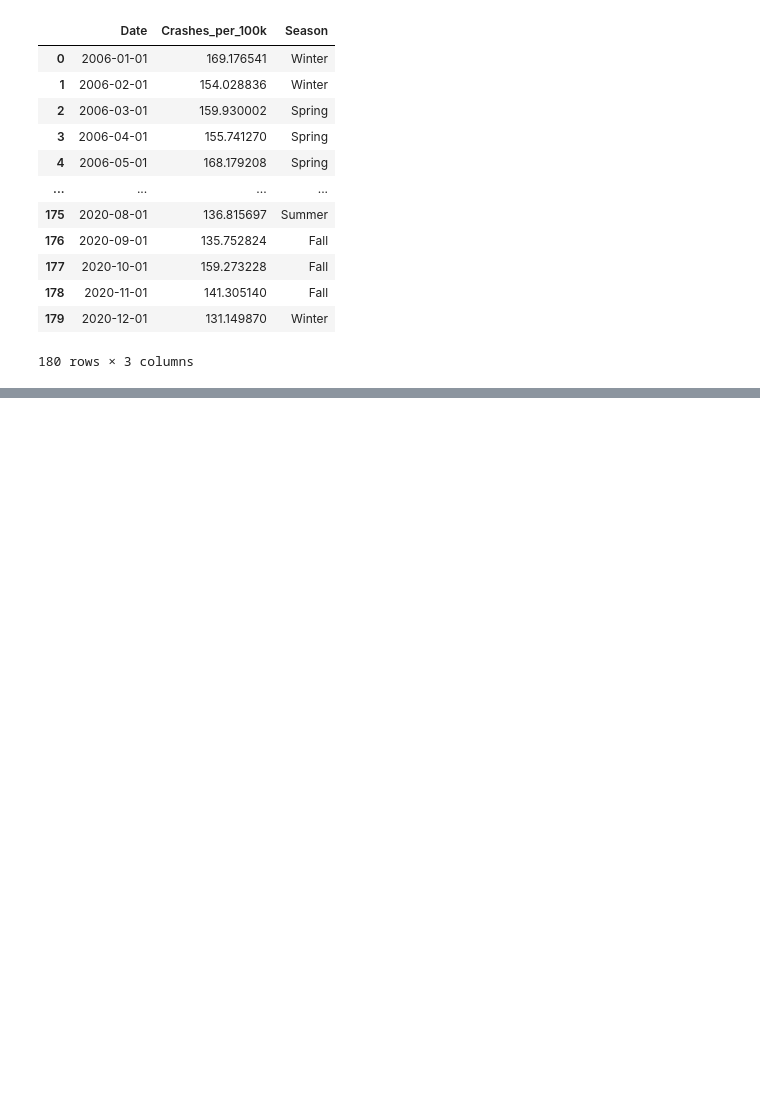
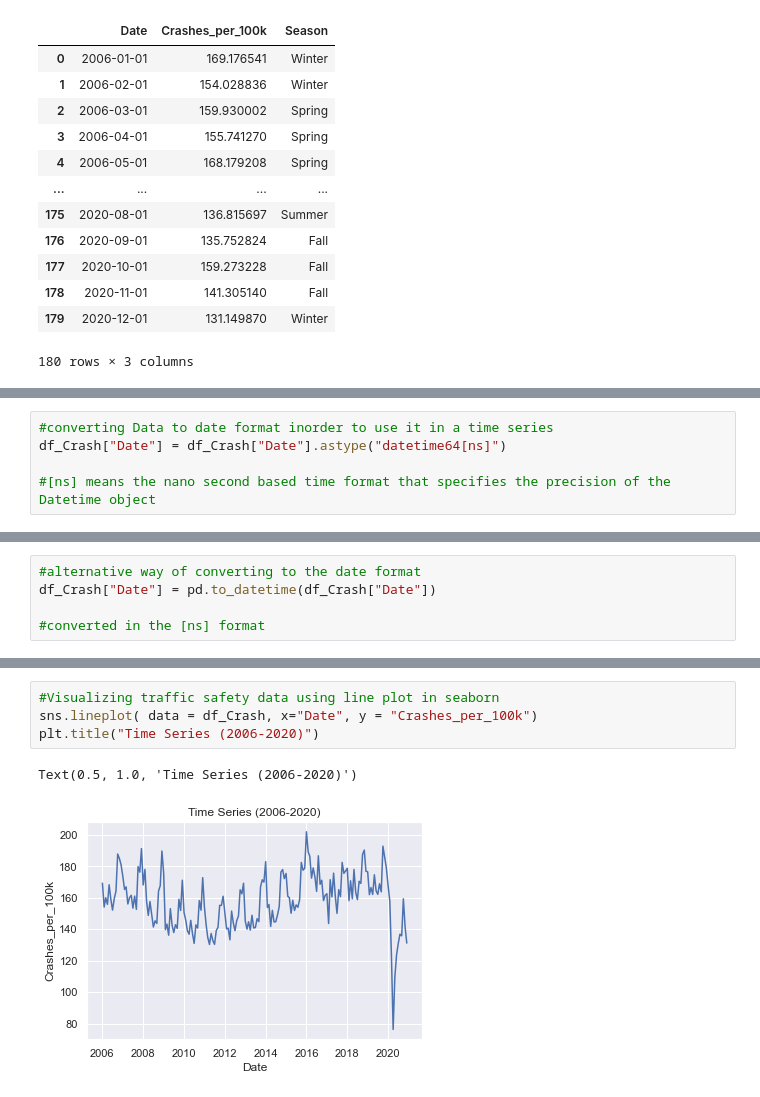
Before and after one commit to Addechander/Traffic_Safety, a Jupyter notebook: visualization.ipynb, the cells around one changed output, grey strips where cells are left out. Drawn from its saved outputs; the diff is of its cells as text; blank space fills up the shorter version.

```diff
--- a/visualization.ipynb
+++ b/visualization.ipynb
@@ -46,0 +68,5 @@ df_Crash
+# %%
+#converting Data to date format inorder to use it in a time series
+df_Crash["Date"] = df_Crash["Date"].astype("datetime64[ns]")
+
+#[ns] means the nano second based time format that specifies the precision of the Datetime object
@@ -46,0 +86,5 @@ df_Crash
+# %%
+#alternative way of converting to the date format
+df_Crash["Date"] = pd.to_datetime(df_Crash["Date"])
+
+#converted in the [ns] format
@@ -46,0 +100,7 @@ df_Crash
+# %%
+#Visualizing traffic safety data using line plot in seaborn
+sns.lineplot( data = df_Crash, x="Date", y = "Crashes_per_100k")
+plt.title("Time Series (2006-2020)")
+# %% [output]
+Text(0.5, 1.0, 'Time Series (2006-2020)')
+[figure, added]
```
Also changed, not shown: parts of 25 cells of this notebook.
